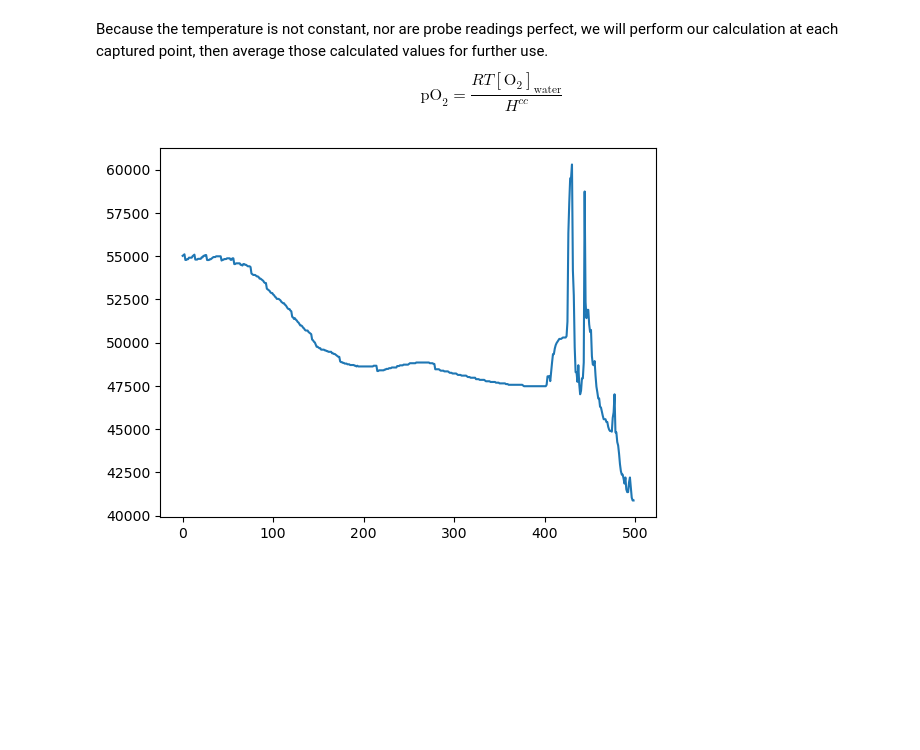
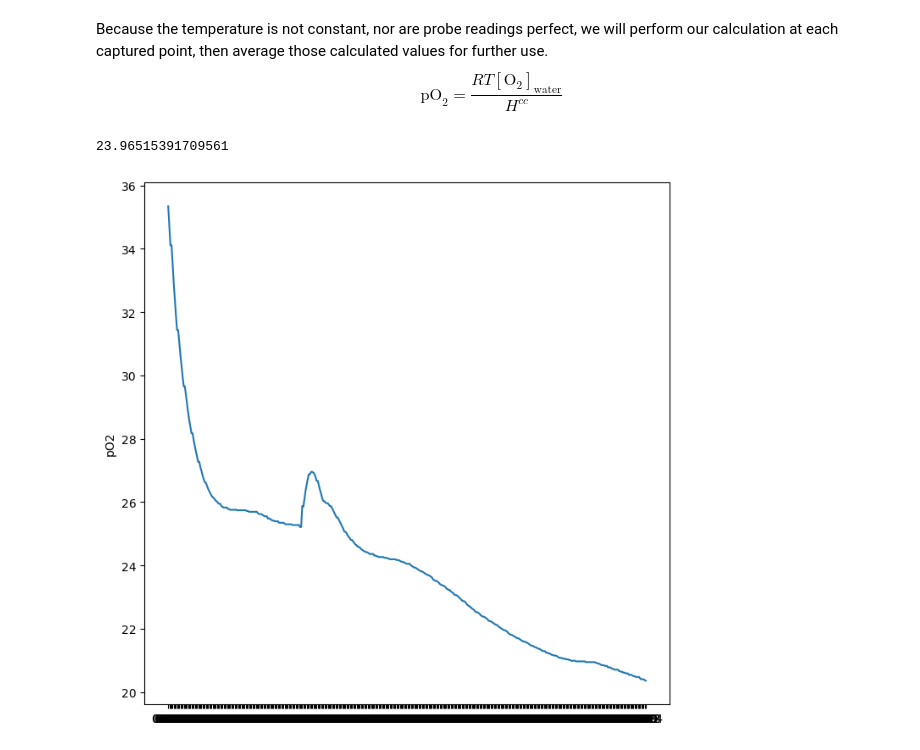
Before and after one commit to jiversivers/hsdfm_control, a Jupyter notebook: henry_constants.ipynb, the cells around one changed output. Drawn from its saved outputs; the diff is of its cells as text; code cells hidden in the pictures; blank space fills up the shorter version.

```diff
--- a/henry_constants.ipynb
+++ b/henry_constants.ipynb
@@ -16,7 +18,7 @@ import sqlite3
 # %% [markdown]
 The data from the probe were written into a SQLite databse. We will read those back into the workspace as appropriate using SQLite syntax. In prep for that, we set up a connection to the database and a cursor for executing commands.
 # %%
-conn = sqlite3.connect('henry_constants_2.db')
+conn = sqlite3.connect('phantoms.db')
 c = conn.cursor()
 # %% [markdown]
 Because the temperature is not constant, nor are probe readings perfect, we will perform our calculation at each captured point, then average those calculated values for further use.
@@ -26,17 +28,24 @@ $$
 # %%
 from matplotlib import pyplot as plt
 
 # Load water readings from database
-c.execute("""SELECT dissolved_oxygen, temperature FROM water""")
+c.execute("""SELECT time_from_start, dissolved_oxygen, temperature FROM water_w_yeast_1667ul_mL_at_2_min""")
 water_values = c.fetchall()
 
 # Calculate pO2 for each reading
 Hcc = 3.2e-2
-R = 8.314  # JK-1mol-1
-pO2 = []
-for do, t in water_values:
-    pO2.append((R * t * do) / Hcc)
-plt.plot(pO2)
+R = 8314  # LPaK-1mol-1
+m = 31.999 # g/mol
+t = np.asarray([val[0] for val in water_values])
+do = np.asarray([(val[1] / 1000) / m for val in water_values])  # mol/L
+T = np.asarray([val[2] + 273.15 for val in water_values])  # K
+kH = Hcc / (R * T)  # molL-1Pa-1
+pO2 = (do / kH) / 1000  # kPa
+print(np.mean(pO2))
+fig, ax = plt.subplots(1, 1, figsize=(8, 8))
+ax.plot(t, pO2)
+ax.set_ylabel('pO2')
 plt.show()
 # %% [output]
+23.96515391709561
-[figure, old version]
+[figure, new version]
```
Also changed, not shown: parts of 5 cells of this notebook.
